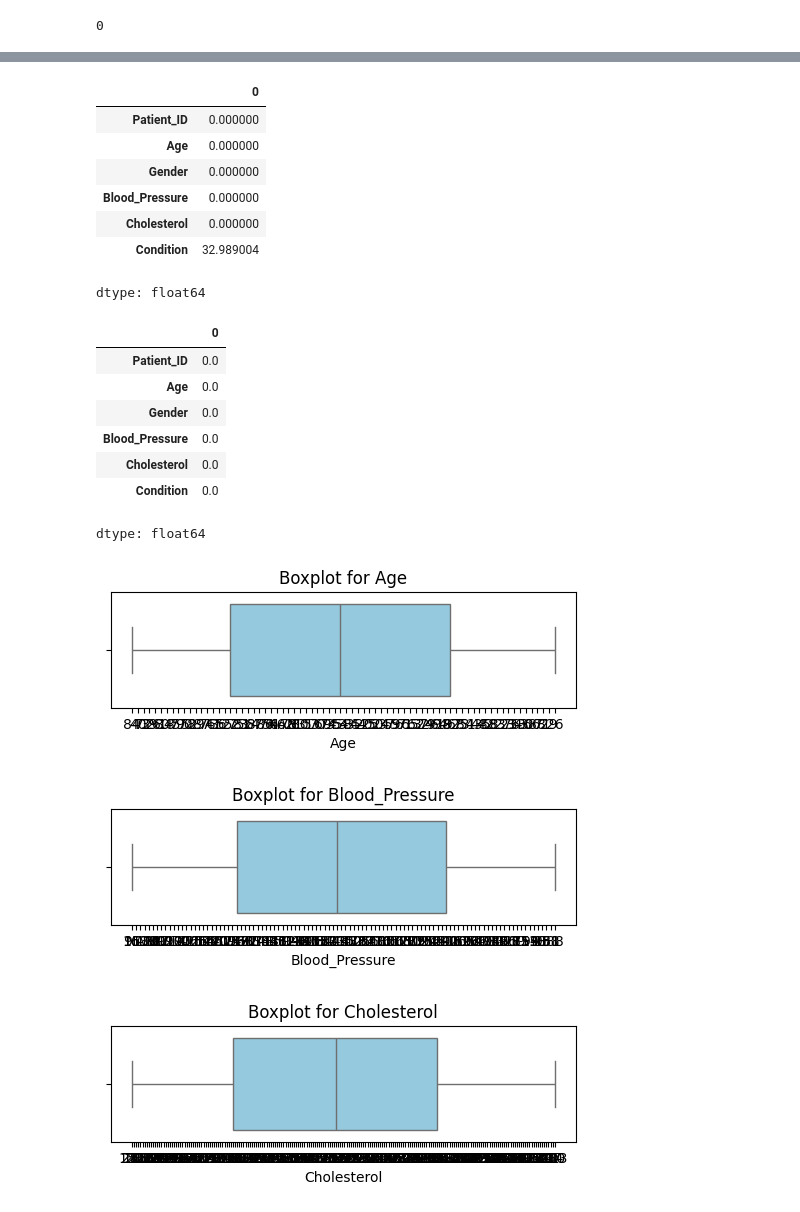
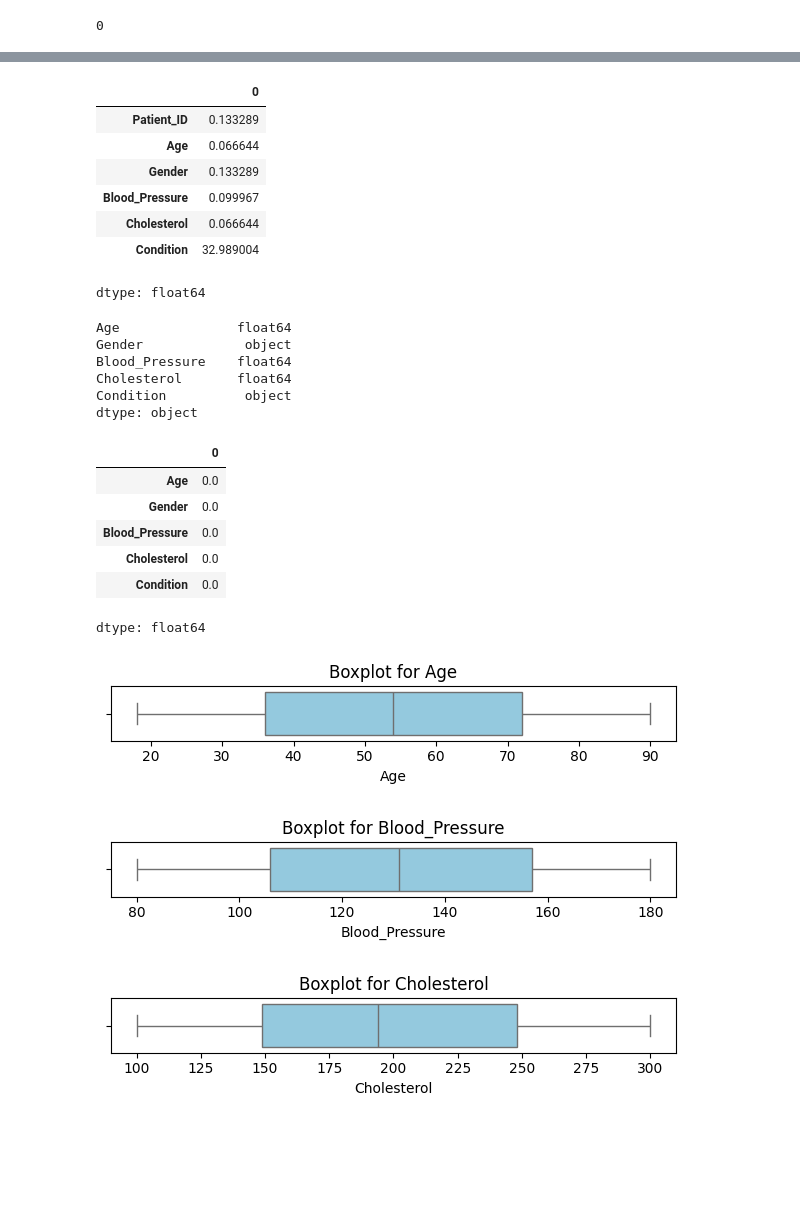
Before and after one commit to srikanthravipati27/ml, a Jupyter notebook: DataPreprocessing_Healthcare.ipynb, the cells around one changed output, grey strips where cells are left out. Cells and saved outputs as stored; diff of their text form; code cells hidden in the pictures; blank space fills up the shorter version.

```diff
--- a/DataPreprocessing_Healthcare.ipynb
+++ b/DataPreprocessing_Healthcare.ipynb
@@ -42,3 +47,5 @@ print(data.duplicated().sum())
+# %%
+data=data.replace("NAN", np.nan)
 # %%
 data.isnull().sum()
 # %% [output]
@@ -54,20 +61,39 @@ dtype: int64
 data.isnull().mean()*100
 # %% [output]
 |  | 0 |
-| Patient_ID | 0.000000 |
-| Age | 0.000000 |
-| Gender | 0.000000 |
-| Blood_Pressure | 0.000000 |
-| Cholesterol | 0.000000 |
+| Patient_ID | 0.133289 |
+| Age | 0.066644 |
+| Gender | 0.133289 |
+| Blood_Pressure | 0.099967 |
+| Cholesterol | 0.066644 |
 | Condition | 32.989004 |
 dtype: float64
+# %%
+data=data.drop('Patient_ID',axis=1)
+# %%
+
+data['Blood_Pressure'] = pd.to_numeric(data['Blood_Pressure'], errors='coerce')
+data['Cholesterol'] = pd.to_numeric(data['Cholesterol'], errors='coerce')
+data['Age'] = pd.to_numeric(data['Age'], errors='coerce')
+
+print(data.dtypes)
+# %% [output]
+Age               float64
+Gender             object
+Blood_Pressure    float64
+Cholesterol       float64
+Condition          object
+dtype: object
 # %%
+#imputing null values
 data['Condition'] = data['Condition'].fillna(data['Condition'].mode()[0])
 data['Gender'] = data['Gender'].fillna(data['Gender'].mode()[0])
+data['Age']=data['Age'].fillna(data['Age'].mean())
+data['Blood_Pressure']=data['Blood_Pressure'].fillna(data['Blood_Pressure'].mean())
+data['Cholesterol']=data['Cholesterol'].fillna(data['Cholesterol'].mean())
 data.isnull().mean()*100
 # %% [output]
 |  | 0 |
-| Patient_ID | 0.0 |
 | Age | 0.0 |
 | Gender | 0.0 |
 | Blood_Pressure | 0.0 |
@@ -75,14 +101,16 @@ data.isnull().mean()*100
 | Condition | 0.0 |
 dtype: float64
 # %%
+#handling outliers
 numerical_cols = ['Age', 'Blood_Pressure', 'Cholesterol']
 
 for col in numerical_cols:
     plt.figure(figsize=(6, 1.5))
     sns.boxplot(x=data[col], color='skyblue')
     plt.title(f'Boxplot for {col}')
+    plt.tight_layout()
     plt.show()
 # %% [output]
-[figure, old version]
+[figure, new version]
-[figure, old version]
+[figure, new version]
-[figure, old version]
+[figure, new version]
```
Also changed, not shown: parts of 8 cells of this notebook.
